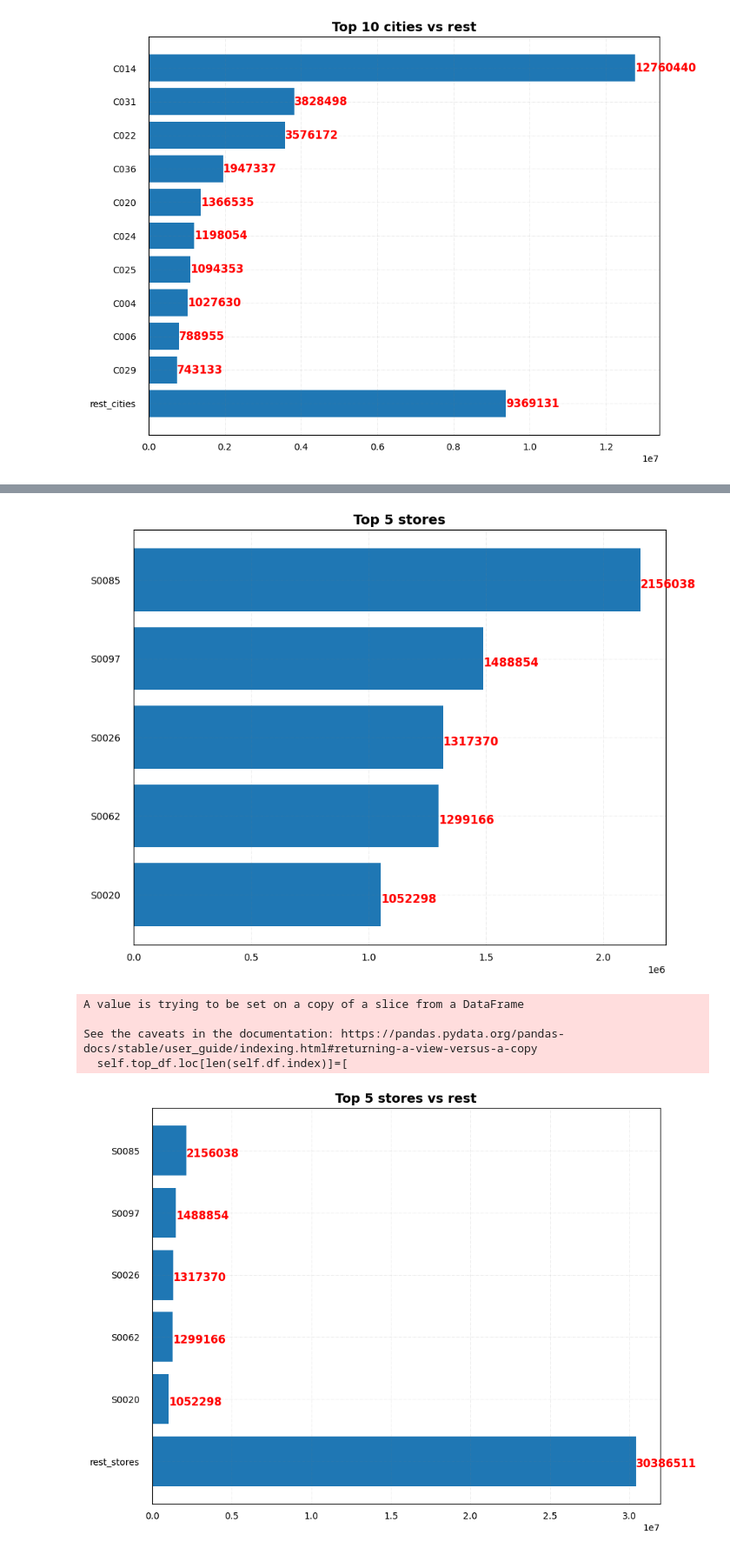
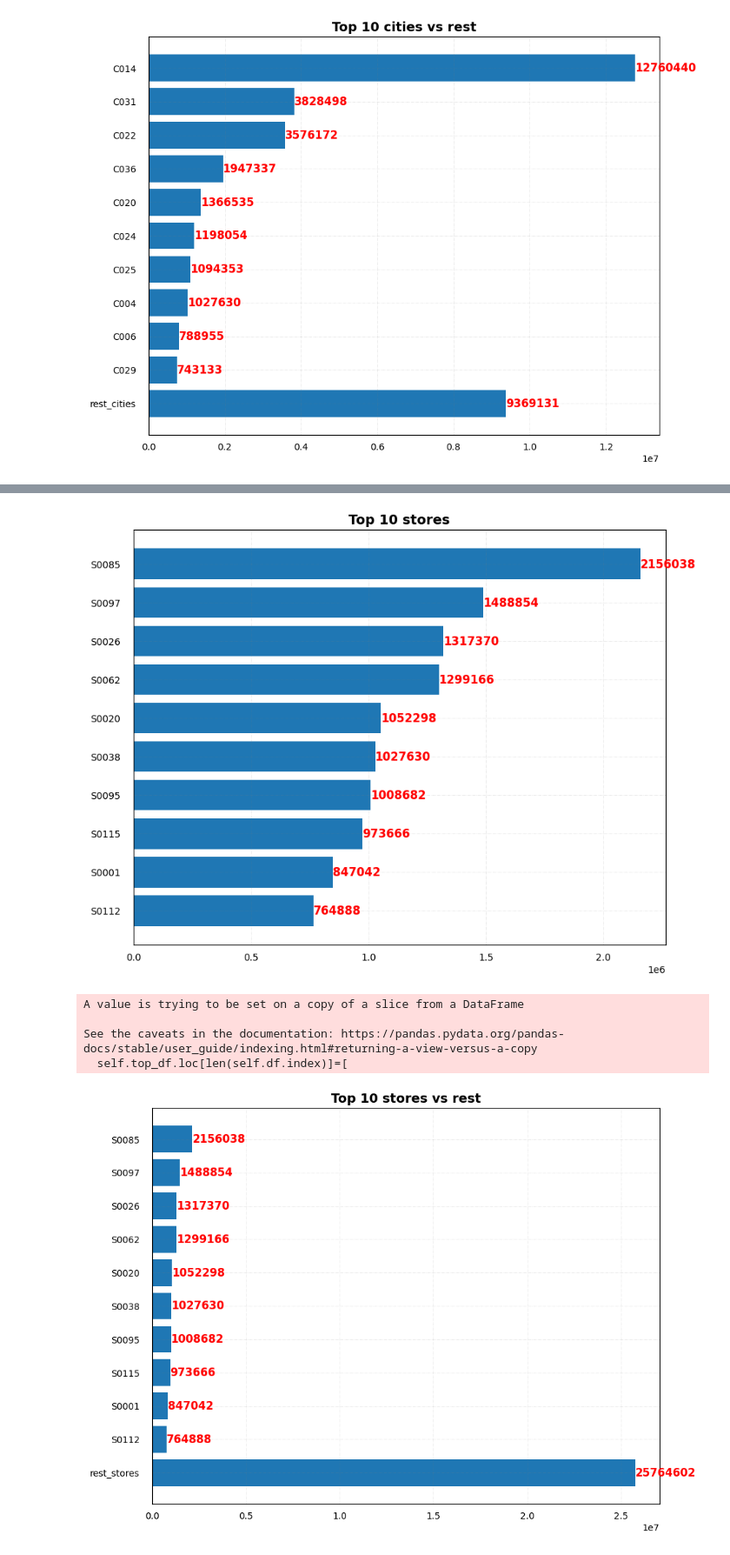
Before and after one commit to ChigozieObika/sql_sales_analysis, a Jupyter notebook: sqlalchemy_analysis.ipynb, the cells around one changed output, grey strips where cells are left out. Shown at 87% size. Cells and saved outputs as stored; diff of their text form; code cells hidden in the pictures.

Commit message:
update README.md with visualizations

```diff
--- a/sqlalchemy_analysis.ipynb
+++ b/sqlalchemy_analysis.ipynb
@@ -391,15 +397,15 @@ See the caveats in the documentation: https://pandas.pydata.org/pandas-docs/stab
 # %%
 vu.TopPerformers(
-    total_revenue_by_store_id, 5
+    total_revenue_by_store_id,
     ).plot_top_n_vs_rest('stores', vs_rest=False)
 
 vu.TopPerformers(
-    total_revenue_by_store_id, 5
+    total_revenue_by_store_id,
     ).plot_top_n_vs_rest('stores', vs_rest=True)
 # %% [output]
-[figure, old version]
+[figure, new version]
 A value is trying to be set on a copy of a slice from a DataFrame
 
 See the caveats in the documentation: https://pandas.pydata.org/pandas-docs/stable/user_guide/indexing.html#returning-a-view-versus-a-copy
   self.top_df.loc[len(self.df.index)]=[
-[figure, old version]
+[figure, new version]
```
Also changed, not shown: parts of 7 cells of this notebook, 5 other files.
